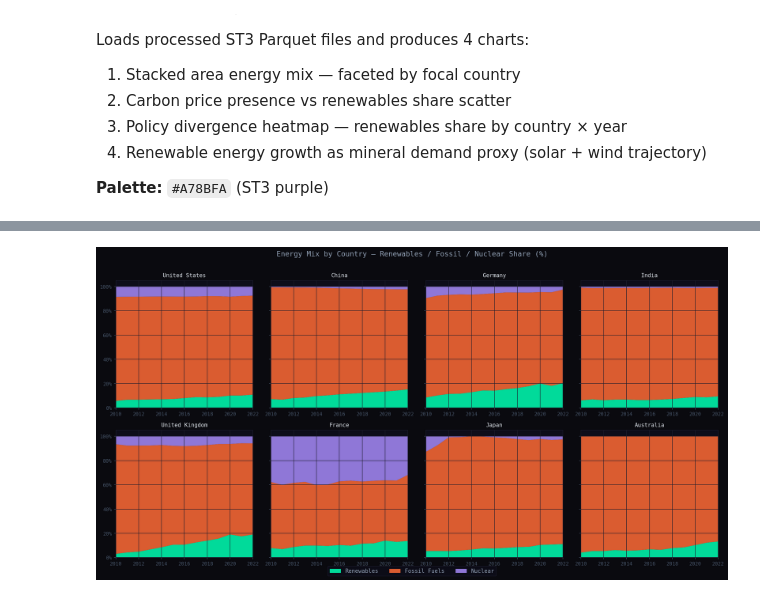
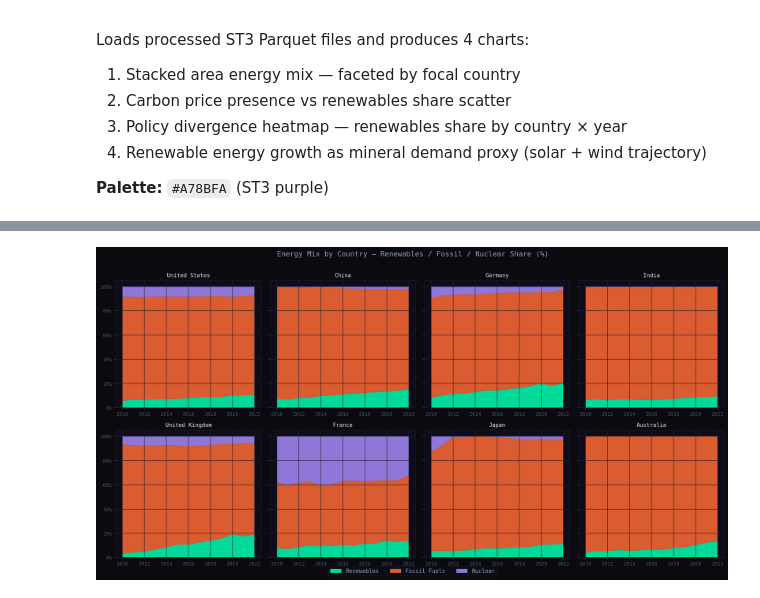
Before and after one commit to tt633/vaartha, a Jupyter notebook: notebooks/phase2_analysis/07_ST3_analysis.ipynb, the cells around one changed output, grey strips where cells are left out. Drawn from its saved outputs; the diff is of its cells as text; code cells hidden in the pictures.

```diff
--- a/notebooks/phase2_analysis/07_ST3_analysis.ipynb
+++ b/notebooks/phase2_analysis/07_ST3_analysis.ipynb
@@ -101,15 +101,18 @@ if not energy_fc.empty and all(c in energy_fc.columns for c in MIX_COLS):
             axes[i].set_visible(False)
             continue
 
+        # Convert integer year to datetime so axis units are compatible with
+        # annotate_events which draws axvline(pd.Timestamp(...))
+        year_dt = pd.to_datetime(grp['year'].astype(int), format='%Y')
+
         axes[i].stackplot(
-            grp['year'],
+            year_dt,
             [grp[c].fillna(0) for c in avail_mix],
             labels=MIX_LABELS[:len(avail_mix)],
             colors=MIX_COLORS[:len(avail_mix)],
             alpha=0.85,
         )
         axes[i].set_title(country_name, fontsize=10)
-        axes[i].set_xlim(grp['year'].min(), grp['year'].max())
         axes[i].yaxis.set_major_formatter(mtick.PercentFormatter())
 
     # Hide unused subplots
@@ -125,7 +128,7 @@ if not energy_fc.empty and all(c in energy_fc.columns for c in MIX_COLS):
     plt.savefig(CHARTS / 'st3_energy_mix_faceted.png')
     (CHARTS / 'st3_energy_mix_faceted.txt').write_text(
         'Stacked area charts show the evolution of energy mix (renewables, fossil fuels, nuclear) '
-        'for 8 focal countries 2005-2024. Diverging trajectories — Germany and UK accelerating renewables, '
+        'for 8 focal countries 2010-2022. Diverging trajectories — Germany and UK accelerating renewables, '
         'India still fossil-dominated — create asymmetric mineral demand profiles that differentially strain '
         'lithium, cobalt, and rare earth supply chains.'
     )
@@ -138,4 +141,4 @@ else:
-[figure, old version]
+[figure, new version]
 # %%
 # ── Chart 2: Carbon Price Presence vs Renewables Share Scatter ──────────────
 if not energy_fc.empty and not carbon_fc.empty and 'renewables_share' in energy_fc.columns:
```
Also changed, not shown: parts of 6 cells of this notebook, 44 other files.
